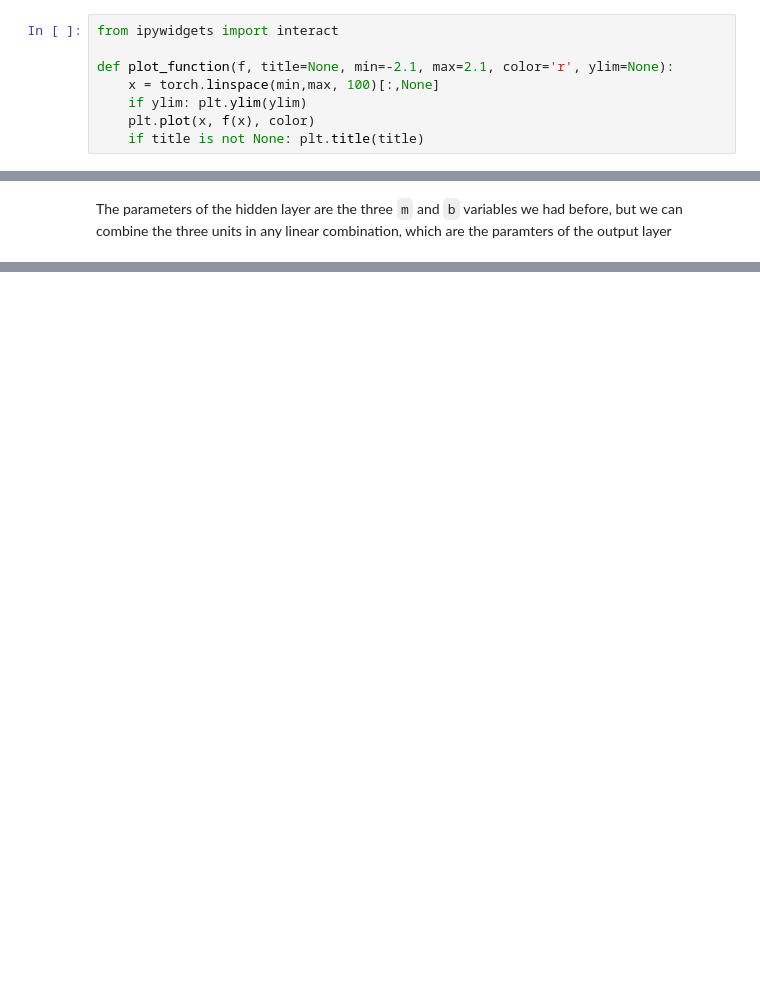
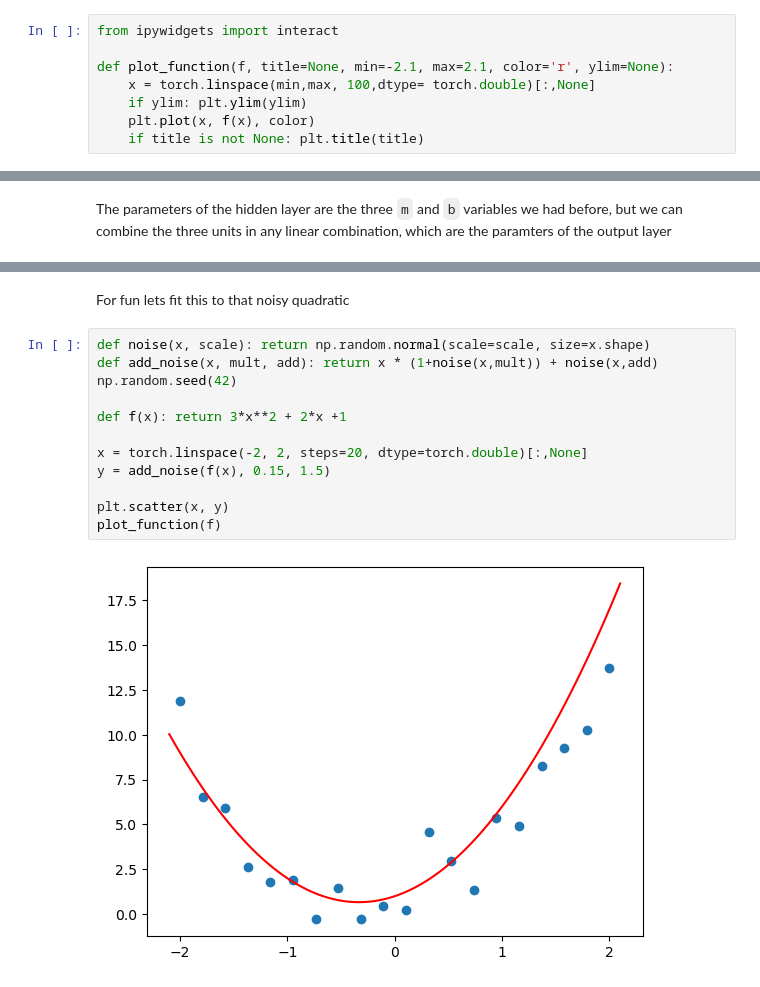
Before and after one commit to DrEntropy/pdl, a Jupyter notebook: lesson3.ipynb, the cells around one changed output, grey strips where cells are left out. Saved outputs shown, nothing was run; the diff lists cells and outputs as text; blank space fills up the shorter version.

```diff
--- a/lesson3.ipynb
+++ b/lesson3.ipynb
@@ -86,7 +86,7 @@ The notebook above shows how gradient descent can help fit a function (using tor
 from ipywidgets import interact
 
 def plot_function(f, title=None, min=-2.1, max=2.1, color='r', ylim=None):
-    x = torch.linspace(min,max, 100)[:,None]
+    x = torch.linspace(min,max, 100,dtype= torch.double)[:,None]
     if ylim: plt.ylim(ylim)
     plt.plot(x, f(x), color)
     if title is not None: plt.title(title)
@@ -152,0 +153,16 @@ The parameters of the hidden layer are the three `m` and `b` variables we had be
+# %% [markdown]
+For fun lets fit this to that noisy quadratic
+# %%
+def noise(x, scale): return np.random.normal(scale=scale, size=x.shape)
+def add_noise(x, mult, add): return x * (1+noise(x,mult)) + noise(x,add)
+np.random.seed(42)
+
+def f(x): return 3*x**2 + 2*x +1
+
+x = torch.linspace(-2, 2, steps=20, dtype=torch.double)[:,None]
+y = add_noise(f(x), 0.15, 1.5)
+
+plt.scatter(x, y)
+plot_function(f)
+# %% [output]
+[figure, added]
```
Also changed, not shown: parts of 8 cells of this notebook.
